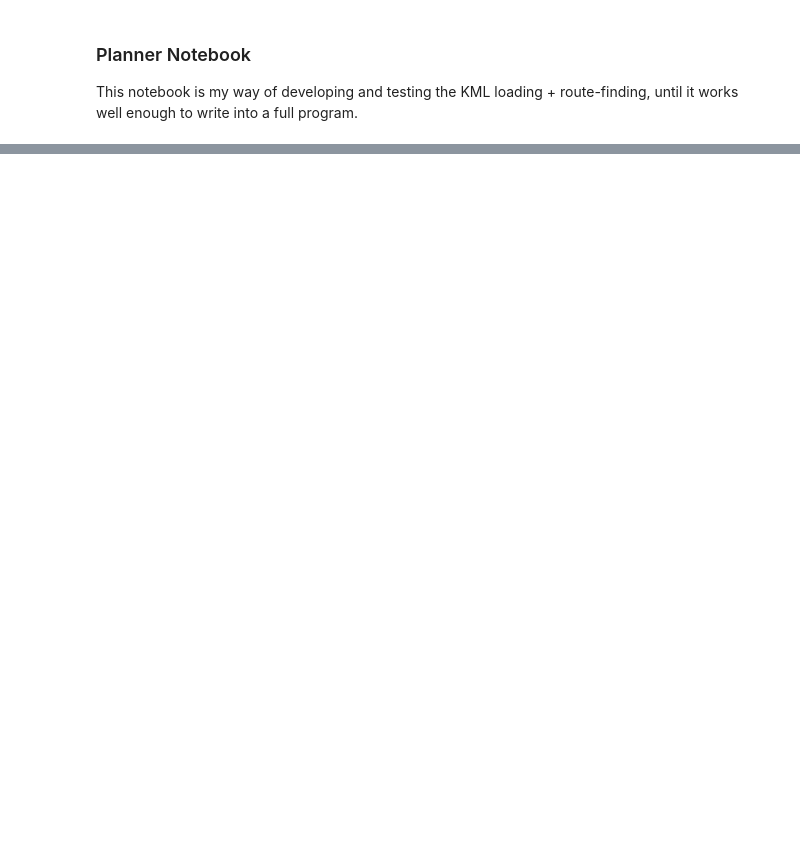
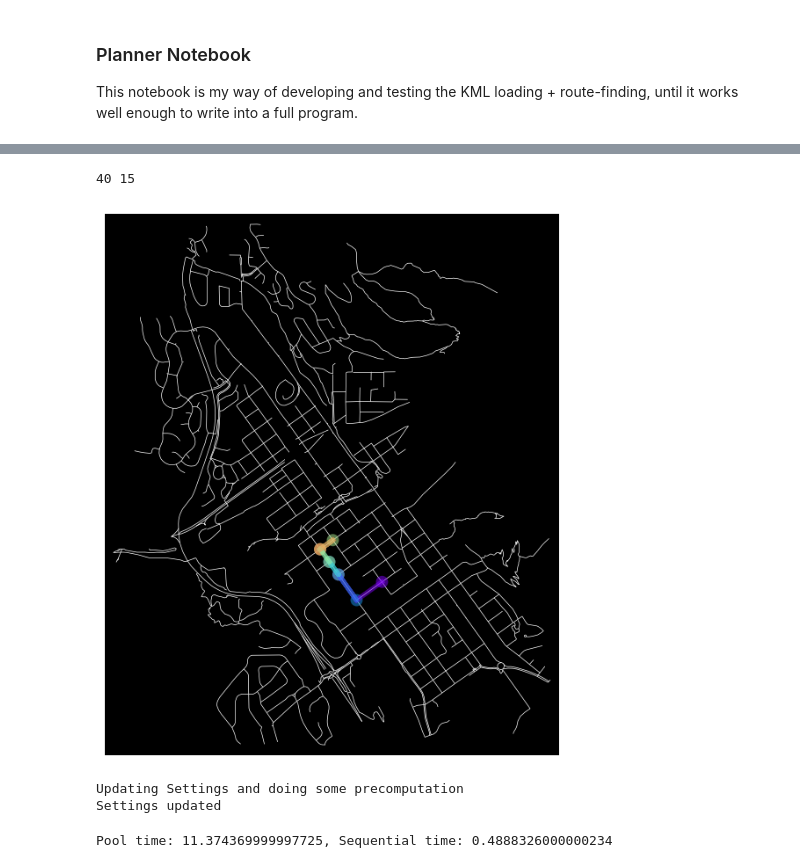
Before and after one commit to Hermanoid/wandrer_planner, a Jupyter notebook: aco_test.ipynb, the cells around one changed output, grey strips where cells are left out. Cells and saved outputs as stored; diff of their text form; code cells hidden in the pictures; blank space fills up the shorter version.

```diff
--- a/aco_test.ipynb
+++ b/aco_test.ipynb
@@ -103,0 +99,35 @@ list(zip(edges, desires))
+# %%
+# That's a lot of repeated nodes... seems like the ants are backtracking quite a bit.
+print(len(routes[0]), len(set(routes[0])))
+# %% [output]
+40 15
+# %%
+# The view of 10 routes above looks like there are a lot of invalid shortcuts,
+# But it looks like that's a glitch with ox.plot_graph_routes.
+# three-node-long chunks are sometimes drawn as triangles, which makes no sense.
+route = routes[3]
+segments = list(list(trio) for trio in zip(route[:-2], route[1:-1], route[2:]))[:5]
+colors = [cmap(i/len(segments)) for i in range(len(segments))]
+fig, ax = ox.plot_graph_routes(col_graph, segments, node_size=0.1, edge_linewidth=0.5, edge_color="white", bgcolor="black", show=True, route_colors=colors)
+# %% [output]
+[figure, added]
+# %%
+settings.num_ants = 100
+colony.update_settings(settings)
+
+# results = colony.run_iteration()
+# [result[1] for result in results]
+# %% [output]
+Updating Settings and doing some precomputation
+Settings updated
+# %%
+# lol, if only it were so easy
+# Probably some low-hanging fruit for parallelization, though...
+# Copying the graph around is slow and unnecessary (its read-only, just share the memory)
+# Also having all these individual ant instances.... the whole instance (graph included) is probably
+#   copied to each worker process for every job.
+pool_time = timeit(colony.run_pool, number=10)
+seq_time = timeit(colony.run_sequential, number=10)
+print(f"Pool time: {pool_time}, Sequential time: {seq_time}")
+# %% [output]
+Pool time: 11.374369999997725, Sequential time: 0.4888326000000234
```
Also changed, not shown: parts of 9 cells of this notebook, 4 other files.
